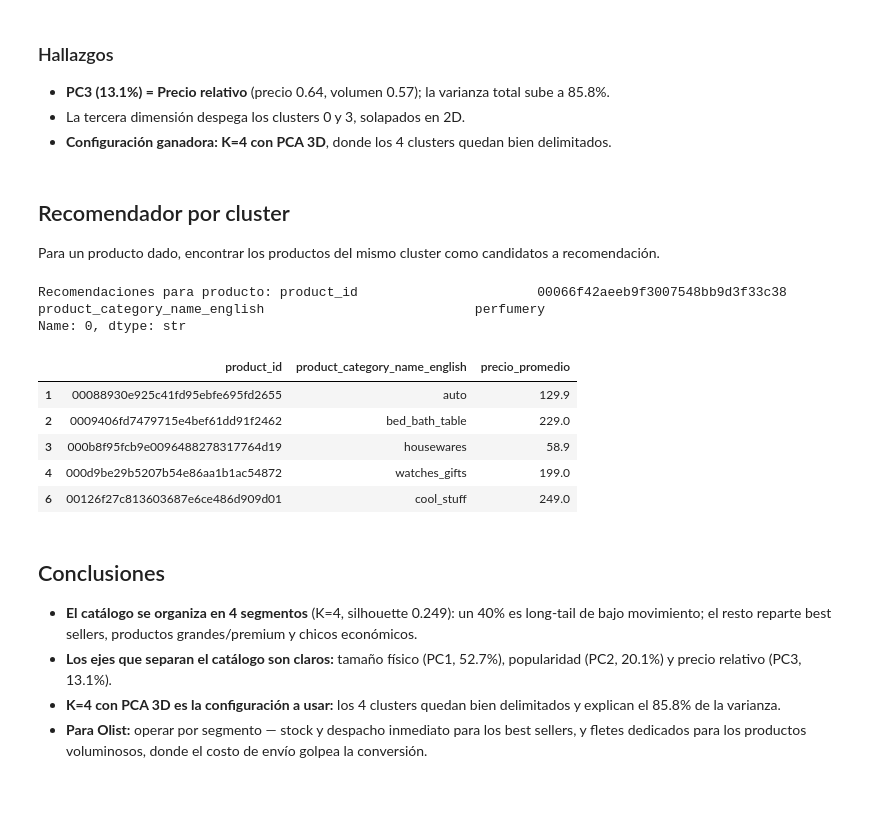
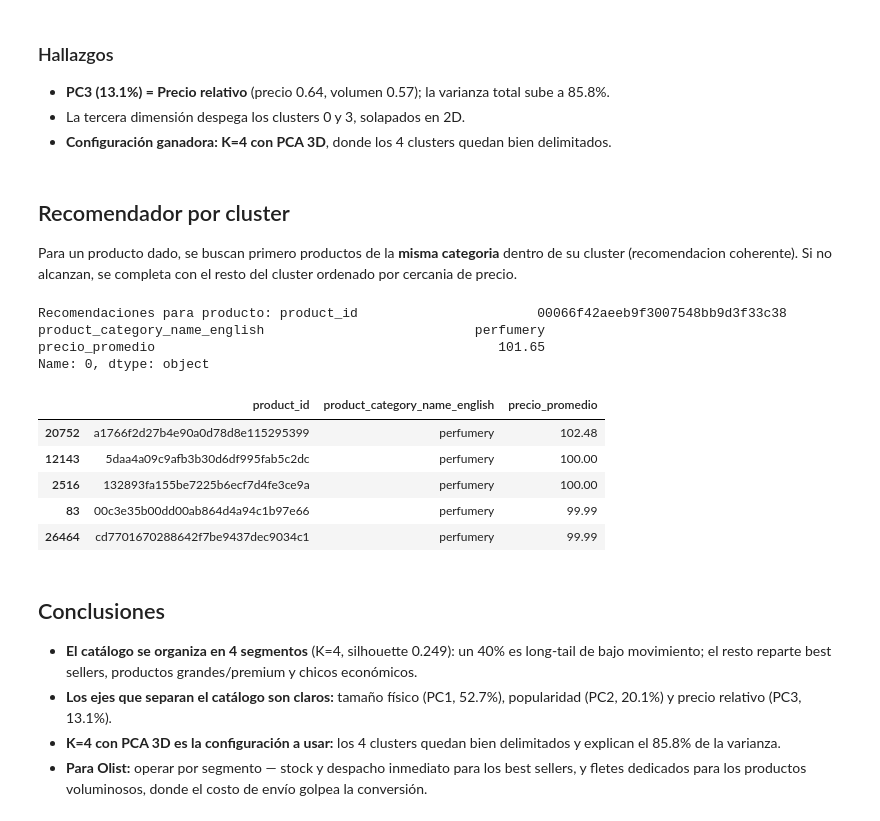
Before and after one commit to katherinevarela775/C3DS-Olist_Operation, a Jupyter notebook: notebooks/01_catalog_segmentation.ipynb, the cells around one changed output. Cells and saved outputs as stored; diff of their text form; code cells hidden in the pictures; blank space fills up the shorter version.

Commit message:
refactor(catalog): prioritize same-category products in cluster recommender
Match candidates by category within the cluster and return only what
exists instead of filling with unrelated categories.

```diff
--- a/notebooks/01_catalog_segmentation.ipynb
+++ b/notebooks/01_catalog_segmentation.ipynb
@@ -403,43 +403,63 @@ plt.show()
 # %% [markdown]
 ## Recomendador por cluster
 
-Para un producto dado, encontrar los productos del mismo cluster como candidatos
-a recomendación.
+Para un producto dado, se buscan primero productos de la **misma categoria** dentro de
+su cluster (recomendacion coherente). Si no alcanzan, se completa con el resto del cluster
+ordenado por cercania de precio.
 # %%
-# Recomendador simple: productos del mismo cluster
+# Recomendador semantico: misma categoria dentro del mismo cluster
 def recomendar(product_id, n=5):
-# Busca el cluster del producto consultado
-    cluster = catalogo_log.loc[catalogo_log['product_id'] == product_id, 'cluster']
+    # Ubica la fila del producto consultado
+    fila = catalogo_log[catalogo_log['product_id'] == product_id]
 
-    if cluster.empty:
+    if fila.empty:
         return f'Producto {product_id} no encontrado'
 
-# Extrae el primer valor
-    cluster_id = cluster.iloc[0]
+    # Cluster y categoria del producto consultado
+    cluster_id = fila['cluster'].iloc[0]
+    categoria = fila['product_category_name_english'].iloc[0]
 
-# Filtra por mismo cluster y excluye al propio producto
-    similares = catalogo_log[
+    # Candidatos preferidos: mismo cluster Y misma categoria (excluyendo al propio)
+    candidatos = catalogo_log[
         (catalogo_log['cluster'] == cluster_id) &
+        (catalogo_log['product_category_name_english'] == categoria) &
         (catalogo_log['product_id'] != product_id)
-    ].head(n)
+    ].copy()
 
-# Devuelve columnas utiles para recomendar
-    return similares[['product_id', 'product_category_name_english', 'precio_promedio']]
+    # Ordena por cercania de precio al producto consultado
+    precio_ref = fila['precio_promedio'].iloc[0]
+    candidatos['diff_precio'] = (candidatos['precio_promedio'] - precio_ref).abs()
+    candidatos = candidatos.sort_values('diff_precio')
 
-primer_producto = catalogo_log[['product_id', 'product_category_name_english']].iloc[0]
+    # Si no alcanzan, completa con el resto del cluster (otras categorias)
+    if len(candidatos) < n:
+        resto = catalogo_log[
+            (catalogo_log['cluster'] == cluster_id) &
+            (catalogo_log['product_id'] != product_id)
+        ].copy()
+        resto = resto[~resto['product_id'].isin(candidatos['product_id'])]
+        resto['diff_precio'] = (resto['precio_promedio'] - precio_ref).abs()
+        resto = resto.sort_values('diff_precio')
+        candidatos = pd.concat([candidatos, resto], ignore_index=True)
+
+    # Devuelve las columnas utiles para recomendar
+    return candidatos[['product_id', 'product_category_name_english', 'precio_promedio']].head(n)
+
+primer_producto = catalogo_log[['product_id', 'product_category_name_english', 'precio_promedio' ]].iloc[0]
 print(f'Recomendaciones para producto: {primer_producto}')
 # Genera las recomendaciones
 recomendar(primer_producto['product_id'])
 # %% [output]
 Recomendaciones para producto: product_id                       00066f42aeeb9f3007548bb9d3f33c38
 product_category_name_english                           perfumery
-Name: 0, dtype: str
+precio_promedio                                            101.65
+Name: 0, dtype: object
 |  | product_id | product_category_name_english | precio_promedio |
-| 1 | 00088930e925c41fd95ebfe695fd2655 | auto | 129.9 |
-| 2 | 0009406fd7479715e4bef61dd91f2462 | bed_bath_table | 229.0 |
-| 3 | 000b8f95fcb9e0096488278317764d19 | housewares | 58.9 |
-| 4 | 000d9be29b5207b54e86aa1b1ac54872 | watches_gifts | 199.0 |
-| 6 | 00126f27c813603687e6ce486d909d01 | cool_stuff | 249.0 |
+| 20752 | a1766f2d27b4e90a0d78d8e115295399 | perfumery | 102.48 |
+| 12143 | 5daa4a09c9afb3b30d6df995fab5c2dc | perfumery | 100.00 |
+| 2516 | 132893fa155be7225b6ecf7d4fe3ce9a | perfumery | 100.00 |
+| 83 | 00c3e35b00dd00ab864d4a94c1b97e66 | perfumery | 99.99 |
+| 26464 | cd7701670288642f7be9437dec9034c1 | perfumery | 99.99 |
 # %% [markdown]
 ## Conclusiones
 
```
Also changed, not shown: parts of 1 cell of this notebook.
